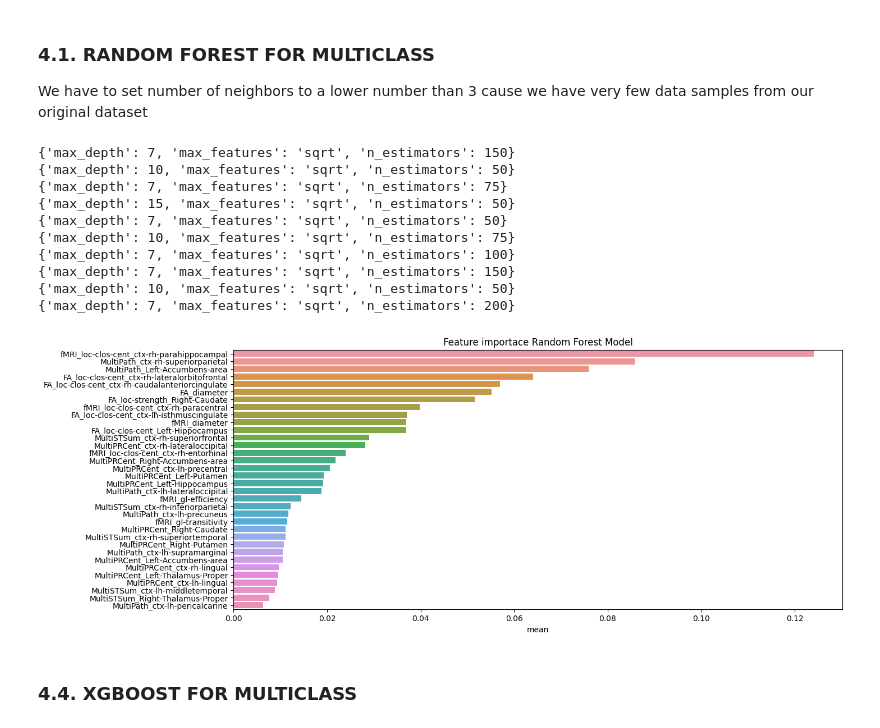
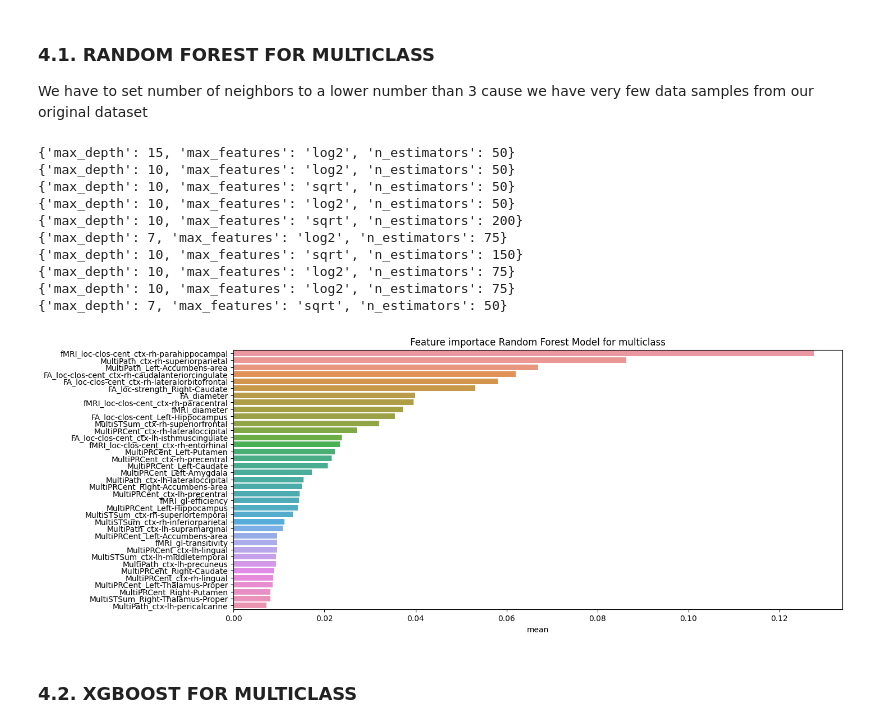
Before and after one commit to JoanGinard/Multilayer_MS, a Jupyter notebook: Feature_importance.ipynb, the cells around one changed output. Drawn from its saved outputs; the diff is of its cells as text; code cells hidden in the pictures.

```diff
--- a/Feature_importance.ipynb
+++ b/Feature_importance.ipynb
@@ -365,7 +366,14 @@ param_grid = {
     'max_features': ['sqrt', 'log2'],
     'max_depth': [2, 5, 7, 10, 15]
 }
-
+importance_list = []
 for i in range(10):
   GridSearch_RF = search_grid(RandomForestClassifier(random_state = i), param_grid)
+  max_depth = GridSearch_RF.best_params_['max_depth']
+  max_features = GridSearch_RF.best_params_['max_features']
+  n_estimators = GridSearch_RF.best_params_['n_estimators']
+  model = RandomForestClassifier(n_estimators = n_estimators, max_depth = max_depth, max_features = max_features, random_state = i)
+  rf_confMat, model_name, rf_pd= create_model(X_train, X_test, y_train, y_test, model = model)
+  importances_rf = pd.Series(model_name.feature_importances_, index = X.columns)
+  importance_list.append(importances_rf)
 # %% [output]
@@ -499,0 +495,8 @@ plt.show()
+# %%
+X_train, X_test, y_train, y_test = train_test_split(X_perm, y, test_size=0.2, random_state= RANDOM_STATE)
+# %%
+param_grid = [{'kernel': ['rbf', 'linear', 'poly', 'sigmoid'],
+                     'gamma': [1e-3,  1e-2, 0.1, 1],
+                     'C': [0.1, 1, 10, 100]}]
+
+GridSearch_SVC = search_grid(SVC(random_state=RANDOM_STATE), param_grid)
@@ -520,47 +558,53 @@ X_train, X_test, y_train, y_test = train_test_split(X, y, test_size=0.2, random_
 
 We have to set number of neighbors to a lower number than 3 cause we have very few data samples from our original dataset
 # %%
+import warnings
+warnings.filterwarnings('ignore') #Silent warnings, as we have some warnings from precision calculations
+
+
+
 param_grid = {
     'n_estimators': [50, 75, 100, 150, 200],
     'max_features': ['sqrt', 'log2'],
     'max_depth': [2, 5, 7, 10, 15]
 }
+
+importance_list = []
+
 for i in range(10):
   GridSearch_RF = search_grid(RandomForestClassifier(random_state = i), param_grid, num_neighbors = 2)
+  max_depth = GridSearch_RF.best_params_['max_depth']
+  max_features = GridSearch_RF.best_params_['max_features']
+  n_estimators = GridSearch_RF.best_params_['n_estimators']
+  model = RandomForestClassifier(n_estimators = n_estimators, max_depth = max_depth, max_features = max_features, random_state = i)
+  rf_confMat, model_name, rf_pd= create_model(X_train, X_test, y_train, y_test, model = model, num_neighbors = 2)
+  importances_rf = pd.Series(model_name.feature_importances_, index = X.columns)
+  importance_list.append(importances_rf)
 # %% [output]
-{'max_depth': 7, 'max_features': 'sqrt', 'n_estimators': 150}
+{'max_depth': 15, 'max_features': 'log2', 'n_estimators': 50}
+{'max_depth': 10, 'max_features': 'log2', 'n_estimators': 50}
 {'max_depth': 10, 'max_features': 'sqrt', 'n_estimators': 50}
-{'max_depth': 7, 'max_features': 'sqrt', 'n_estimators': 75}
-{'max_depth': 15, 'max_features': 'sqrt', 'n_estimators': 50}
+{'max_depth': 10, 'max_features': 'log2', 'n_estimators': 50}
+{'max_depth': 10, 'max_features': 'sqrt', 'n_estimators': 200}
+{'max_depth': 7, 'max_features': 'log2', 'n_estimators': 75}
+{'max_depth': 10, 'max_features': 'sqrt', 'n_estimators': 150}
+{'max_depth': 10, 'max_features': 'log2', 'n_estimators': 75}
+{'max_depth': 10, 'max_features': 'log2', 'n_estimators': 75}
 {'max_depth': 7, 'max_features': 'sqrt', 'n_estimators': 50}
-{'max_depth': 10, 'max_features': 'sqrt', 'n_estimators': 75}
-{'max_depth': 7, 'max_features': 'sqrt', 'n_estimators': 100}
-{'max_depth': 7, 'max_features': 'sqrt', 'n_estimators': 150}
-{'max_depth': 10, 'max_features': 'sqrt', 'n_estimators': 50}
-{'max_depth': 7, 'max_features': 'sqrt', 'n_estimators': 200}
 # %%
-max_depth = 7
-max_features = 'sqrt'
-n_estimators = 50
-
-importance_list = []
-for i in range(10):
-  model = RandomForestClassifier(n_estimators = n_estimators, max_depth = max_depth, max_features = max_features, random_state = i)
-  rf_confMat, model_name, rf_pd= create_model(X_train, X_test, y_train, y_test, model = model, num_neighbors = 2)
-  importances_rf = pd.Series(model_name.feature_importances_, index = X.columns)
-  importance_list.append(importances_rf)
 
 df_imp = pd.concat(importance_list, axis = 1)
 df_imp['mean'] = df_imp.mean(axis = 1)
 df_imp['std'] = df_imp.std(axis = 1)
 df_imp = df_imp.sort_values('mean', ascending = False)
 
 plt.figure(figsize=(14, 6))
 sns.barplot(x = df_imp['mean'], y = df_imp.index)
-plt.title('Feature importace Random Forest Model')
+plt.title('Feature importace Random Forest Model for multiclass')
+plt.savefig("/images/feat_imp_multi_RF.png", bbox_inches='tight')
 plt.show()
 # %% [output]
-[figure, old version]
+[figure, new version]
 # %% [markdown]
-### 4.4. XGBOOST FOR MULTICLASS
+### 4.2. XGBOOST FOR MULTICLASS
 # %%
```
Also changed, not shown: parts of 31 cells of this notebook, 3 other files.
